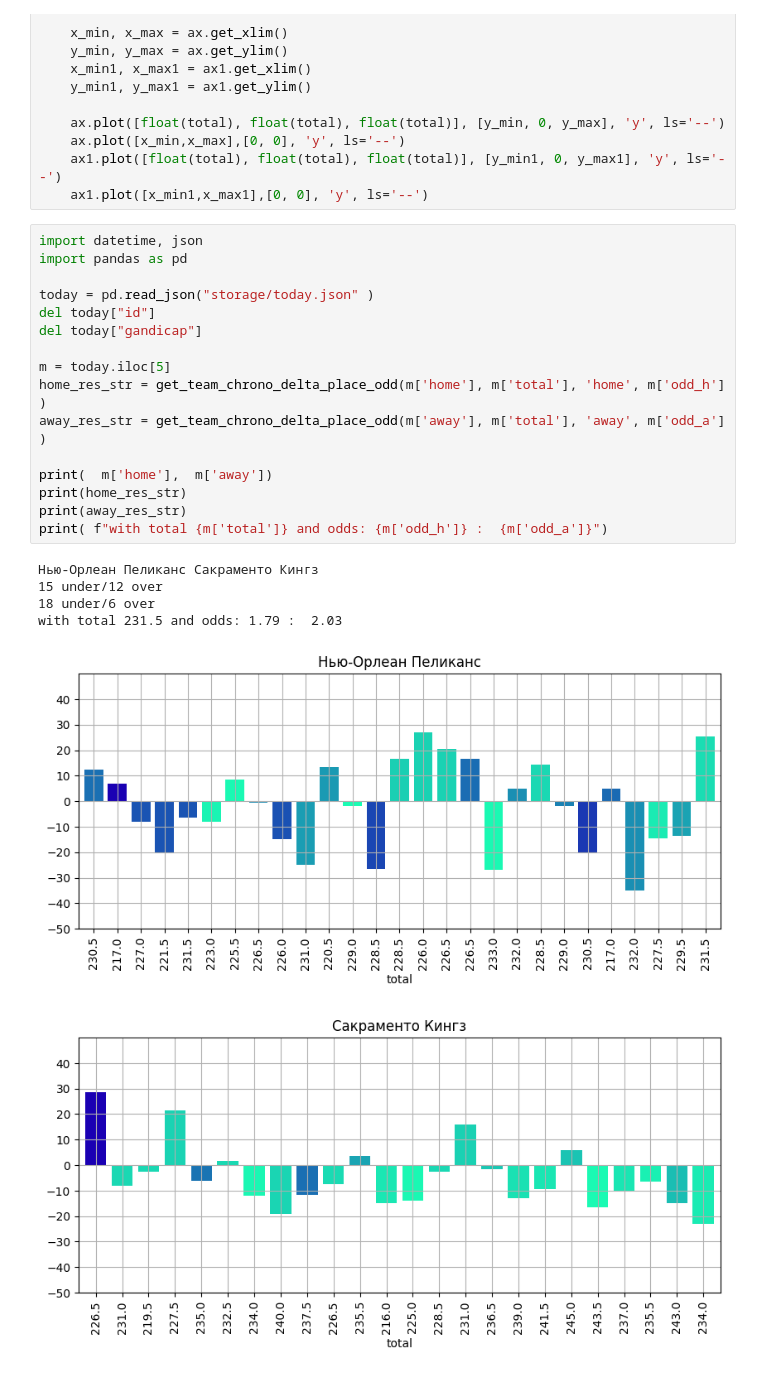
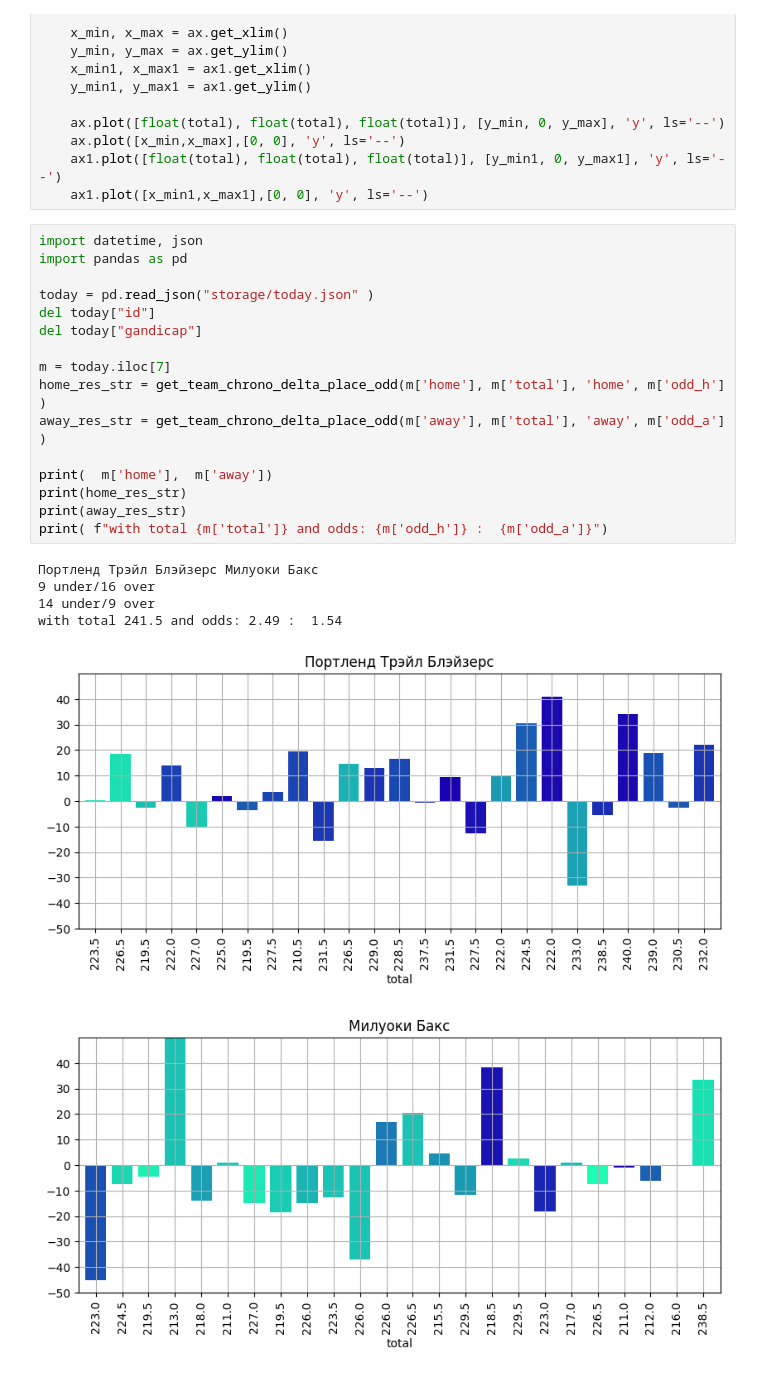
Before and after one commit to glahiator/basket_total, a Jupyter notebook: analyze.ipynb, the cells around one changed output. Drawn from its saved outputs; the diff is of its cells as text.

```diff
--- a/analyze.ipynb
+++ b/analyze.ipynb
@@ -220,26 +220,26 @@ def complete_match_place(home, away, total):
 # %%
 import datetime, json
 import pandas as pd
 
 today = pd.read_json("storage/today.json" )
 del today["id"]
 del today["gandicap"]
 
-m = today.iloc[5]
+m = today.iloc[7]
 home_res_str = get_team_chrono_delta_place_odd(m['home'], m['total'], 'home', m['odd_h'] )
 away_res_str = get_team_chrono_delta_place_odd(m['away'], m['total'], 'away', m['odd_a'] )
 
 print(  m['home'],  m['away'])
 print(home_res_str)
 print(away_res_str)
 print( f"with total {m['total']} and odds: {m['odd_h']} :  {m['odd_a']}")
 # %% [output]
-Нью-Орлеан Пеликанс Сакраменто Кингз
-15 under/12 over
-18 under/6 over
-with total 231.5 and odds: 1.79 :  2.03
+Портленд Трэйл Блэйзерс Милуоки Бакс
+9 under/16 over
+14 under/9 over
+with total 241.5 and odds: 2.49 :  1.54
-[figure, old version]
+[figure, new version]
-[figure, old version]
+[figure, new version]
 # %%
 print( m['home'], m['odd_h'])
 print(get_team_chrono_odd_place( m['home'], 'home' ))
```
Also changed, not shown: parts of 4 cells of this notebook, 3 other files.
